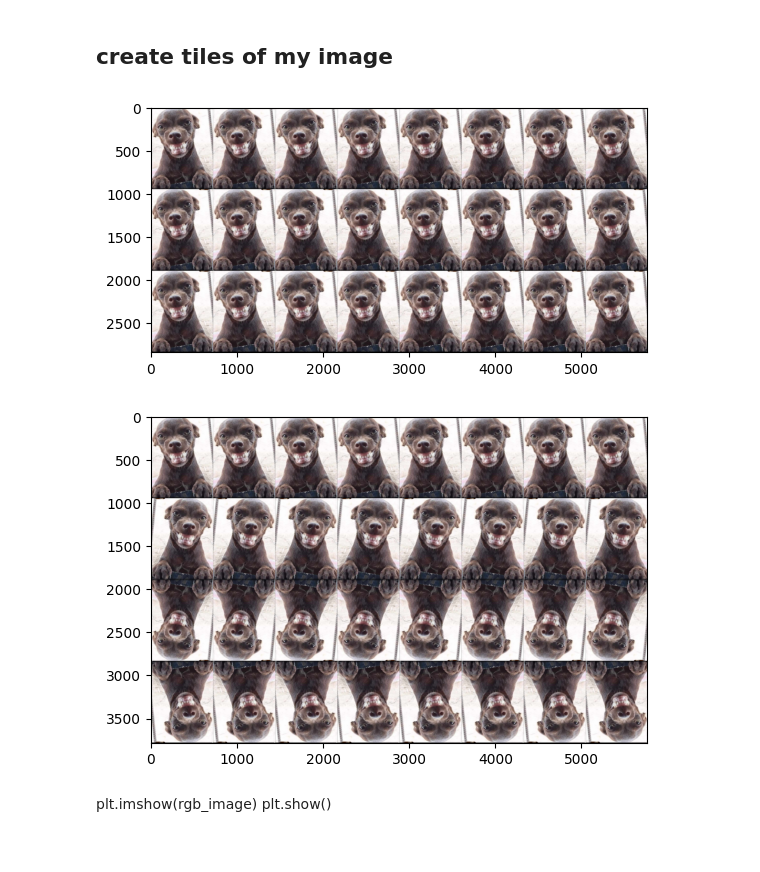
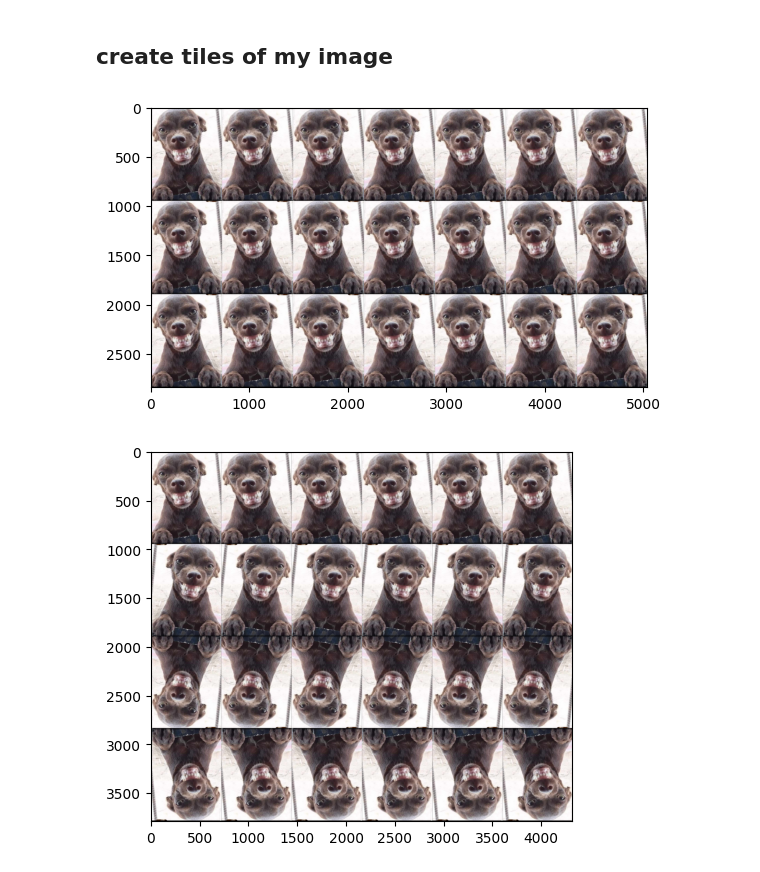
Before and after one commit to ValentijnCoppin/DataScience_Numpy, a Jupyter notebook: notebooks/image_manipulation.ipynb, the cells around one changed output. Drawn from its saved outputs; the diff is of its cells as text; code cells hidden in the pictures.

```diff
--- a/notebooks/image_manipulation.ipynb
+++ b/notebooks/image_manipulation.ipynb
@@ -10,31 +9,28 @@ from PIL import Image
 # %% [markdown]
 ## load the image into a numpy array and print the image
 # %%
-directory_input_img = os.path.join('..', 'data', 'input', 'doggo.png')
-image_doggo = image_functions.read_image_for_processing(directory_input_img)
-plt.imshow(image_doggo)
+picture_to_play_with = 'doggo'
+directory_input_img = os.path.join('..', 'data', 'input', f'{picture_to_play_with}.png')
+initial_image = manipulate.image_read_from_file(directory_input_img)
+plt.imshow(initial_image)
 plt.show()
 # %% [output]
 [figure]
 # %% [markdown]
 ## create tiles of my image
 # %%
-grid = np.zeros((3, 8)).astype(int)
-tiled_image_2 = image_functions.grid_with_flips(image_doggo, grid)
+grid = [[0 for i in range(7)] for j in range(3)]
+tiled_image_2 = manipulate.image_matrix_with_alterations(initial_image, flip_matrix=grid)
 
 plt.imshow(tiled_image_2)
 plt.show()
 # %% [output]
-[figure, old version]
+[figure, new version]
 # %%
-import numpy as np
-flip_grid = np.array([[i] * 8 for i in range(4)])
-grid = image_functions.grid_with_flips(image_doggo, flip_grid)
+flip_grid = [[i] * 6 for i in range(4)]
+grid = manipulate.image_matrix_with_alterations(initial_image, flip_matrix=flip_grid)
 
 plt.imshow(grid)
 plt.show()
 # %% [output]
-[figure, old version]
+[figure, new version]
-# %% [markdown]
-plt.imshow(rgb_image)
-plt.show()
```
Also changed, not shown: parts of 5 cells of this notebook, 2 other files.
